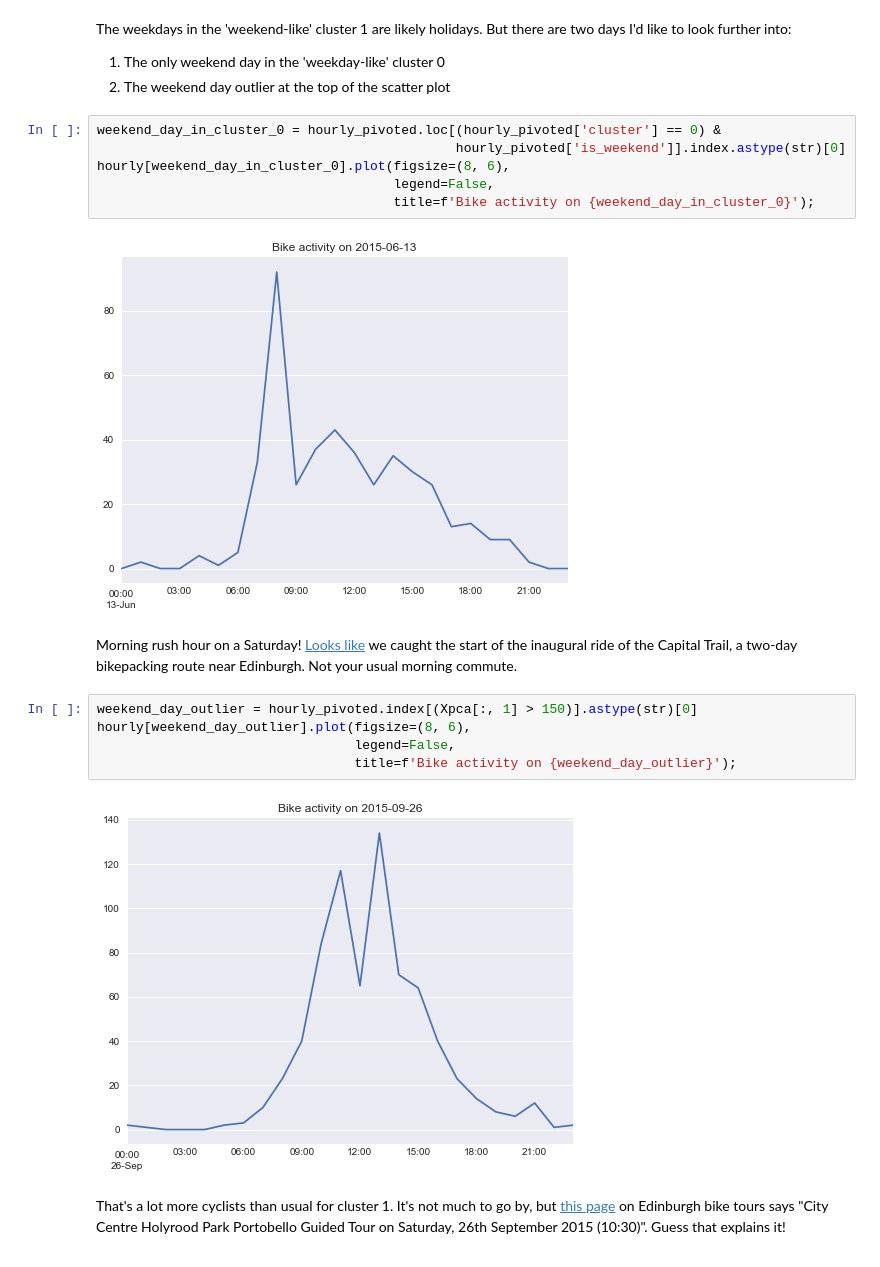
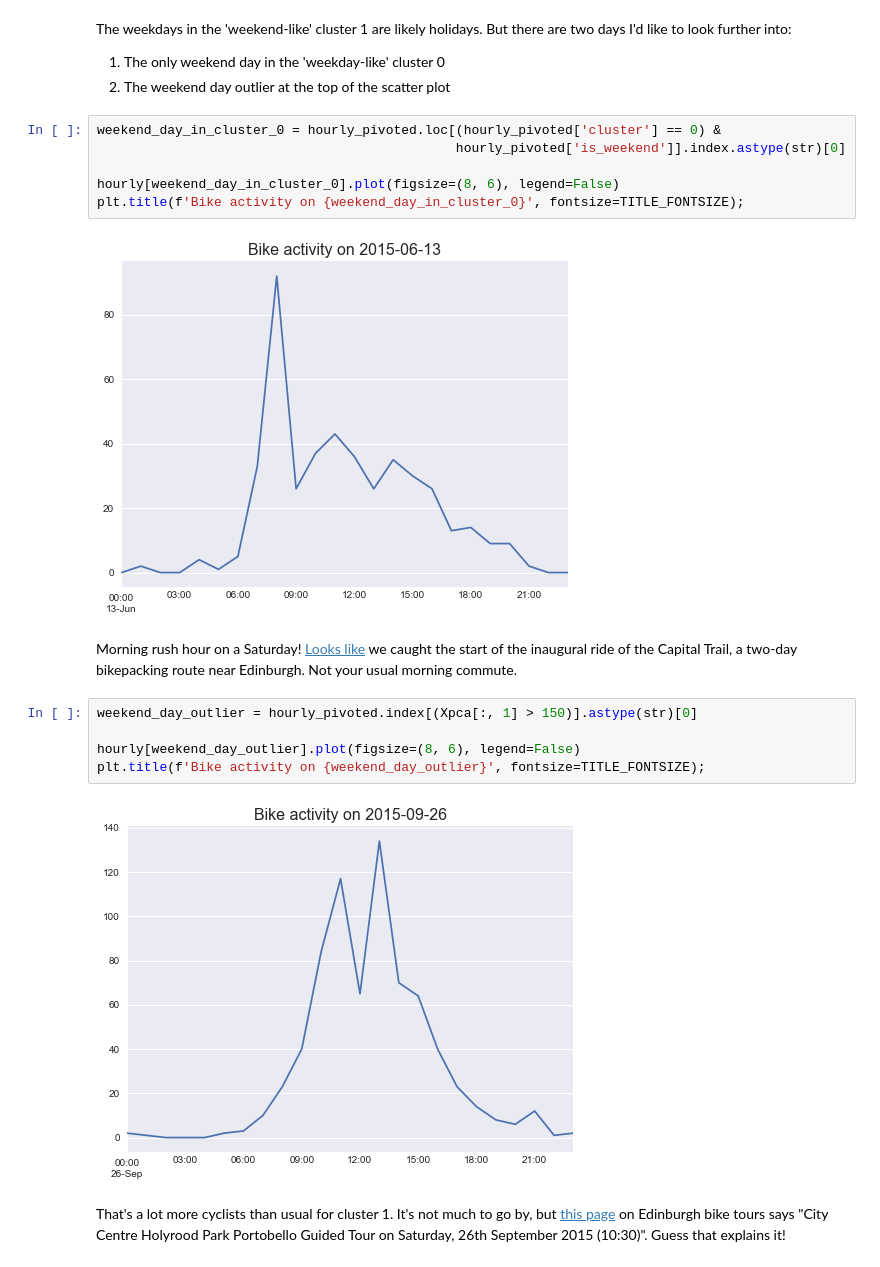
Before and after one commit to ajgeers/edinburgh-bike-counter, a Jupyter notebook: data_analysis.ipynb, the cells around one changed output. Drawn from its saved outputs; the diff is of its cells as text.

Commit message:
Increase plot title font size

```diff
--- a/data_analysis.ipynb
+++ b/data_analysis.ipynb
@@ -238,19 +238,19 @@ The weekdays in the 'weekend-like' cluster 1 are likely holidays. But there are
 # %%
 weekend_day_in_cluster_0 = hourly_pivoted.loc[(hourly_pivoted['cluster'] == 0) &
                                               hourly_pivoted['is_weekend']].index.astype(str)[0]
-hourly[weekend_day_in_cluster_0].plot(figsize=(8, 6),
-                                      legend=False,
-                                      title=f'Bike activity on {weekend_day_in_cluster_0}');
+
+hourly[weekend_day_in_cluster_0].plot(figsize=(8, 6), legend=False)
+plt.title(f'Bike activity on {weekend_day_in_cluster_0}', fontsize=TITLE_FONTSIZE);
 # %% [output]
-[figure, old version]
+[figure, new version]
 # %% [markdown]
 Morning rush hour on a Saturday! [Looks like](http://markusstitz.com/capital-trail/) we caught the start of the inaugural ride of the Capital Trail, a two-day bikepacking route near Edinburgh. Not your usual morning commute.
 # %%
 weekend_day_outlier = hourly_pivoted.index[(Xpca[:, 1] > 150)].astype(str)[0]
-hourly[weekend_day_outlier].plot(figsize=(8, 6),
-                                 legend=False,
-                                 title=f'Bike activity on {weekend_day_outlier}');
+
+hourly[weekend_day_outlier].plot(figsize=(8, 6), legend=False)
+plt.title(f'Bike activity on {weekend_day_outlier}', fontsize=TITLE_FONTSIZE);
 # %% [output]
-[figure, old version]
+[figure, new version]
 # %% [markdown]
 That's a lot more cyclists than usual for cluster 1. It's not much to go by, but [this page](https://www.edinburghbiketours.co.uk/EBT/node/2916/contact) on Edinburgh bike tours says "City Centre Holyrood Park Portobello Guided Tour on Saturday, 26th September 2015 (10:30)". Guess that explains it!
```
